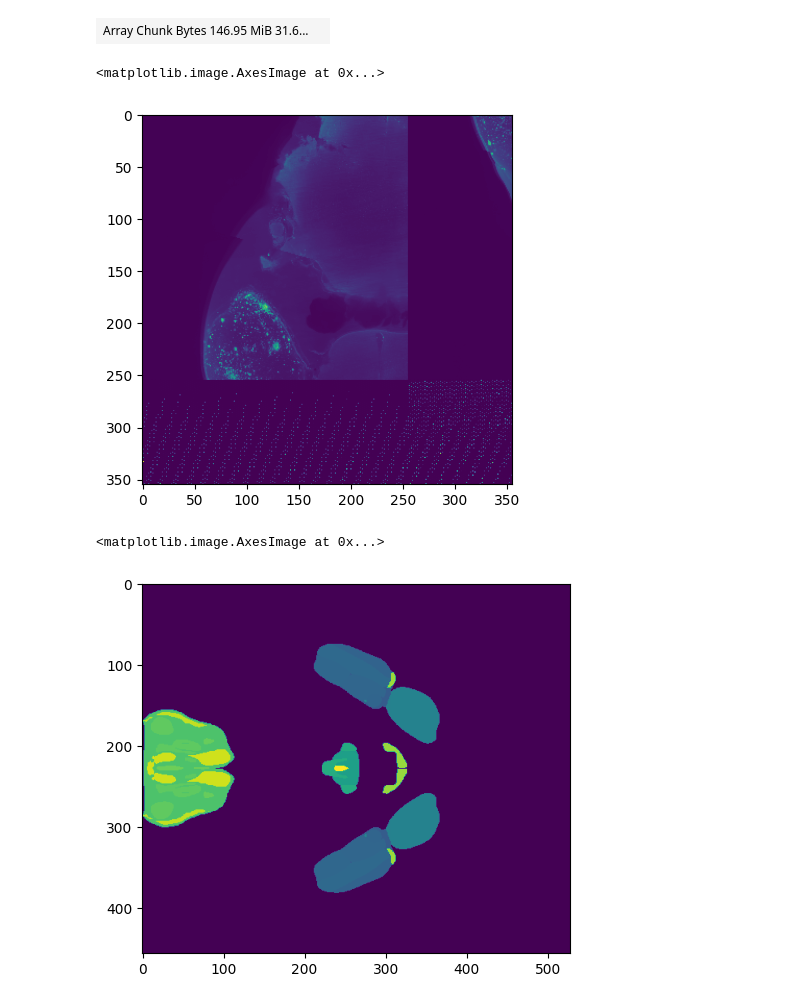
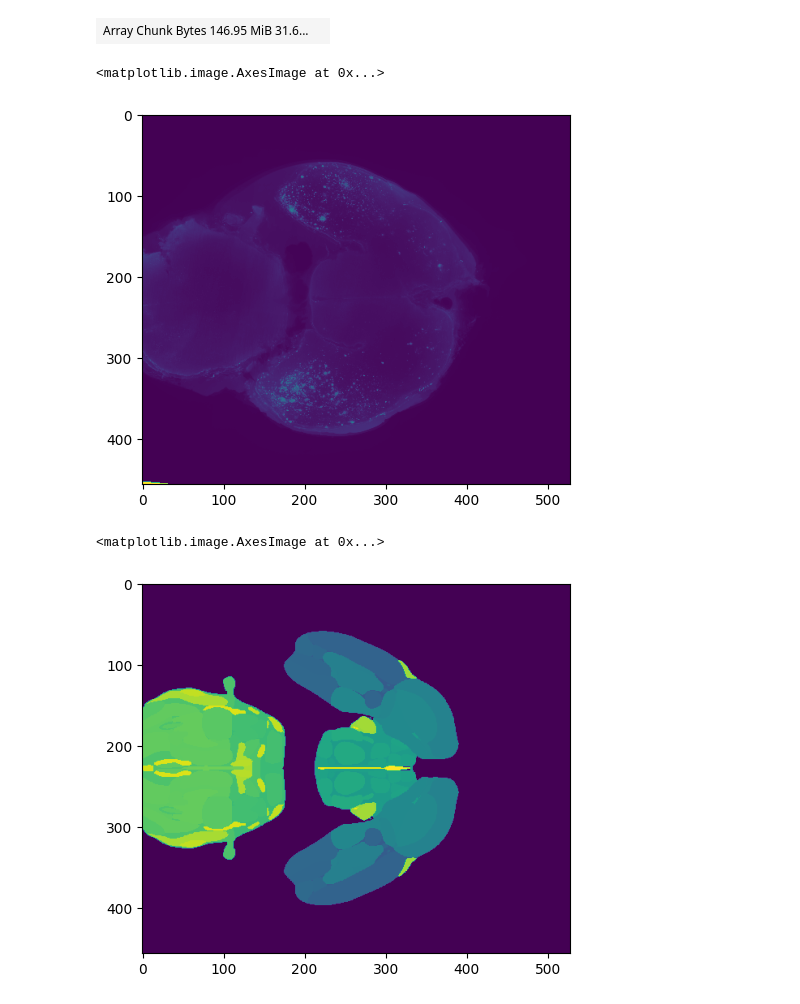
Before and after one commit to khanlab/SPIMquant, a Jupyter notebook: spimquant/WIP_xfm_hires.ipynb, the cells around one changed output. Drawn from its saved outputs; the diff is of its cells as text; code cells hidden in the pictures.

```diff
--- a/spimquant/WIP_xfm_hires.ipynb
+++ b/spimquant/WIP_xfm_hires.ipynb
@@ -353,12 +343,12 @@ resampled
 | Array Chunk Bytes 146.95 MiB 31.6... |  |
 # %%
 import matplotlib.pyplot as plt
-plt.imshow(resampled[:355,:355,50].squeeze())
+plt.imshow(resampled[:,:,50].squeeze())
 # %% [output]
 <matplotlib.image.AxesImage at 0x...>
-[figure, old version]
+[figure, new version]
 # %%
-plt.imshow(dseg_vol[:,:,30].squeeze())
+plt.imshow(dseg_vol[:,:,50].squeeze())
 # %% [output]
 <matplotlib.image.AxesImage at 0x...>
-[figure, old version]
+[figure, new version]
```
Also changed, not shown: parts of 16 cells of this notebook.
